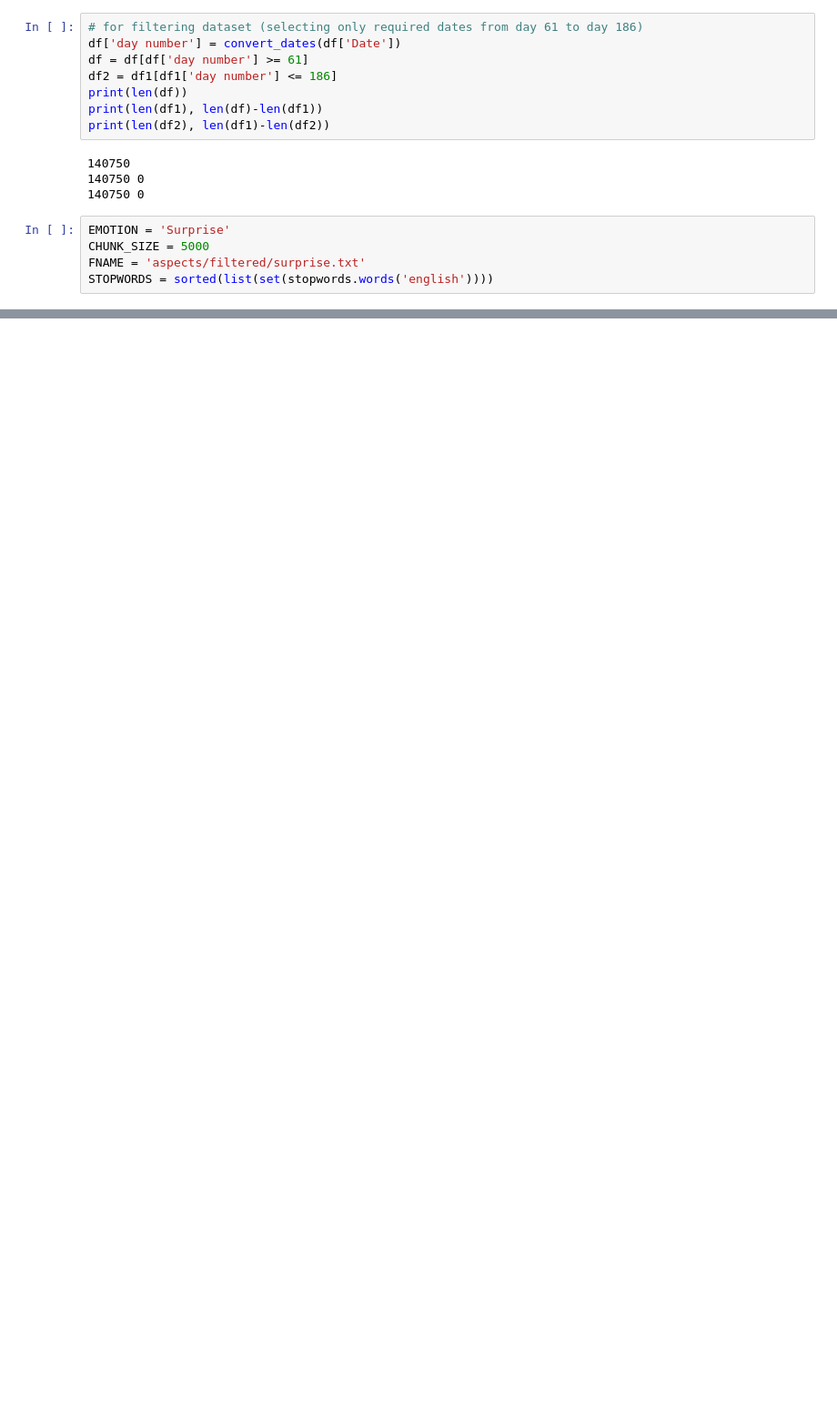
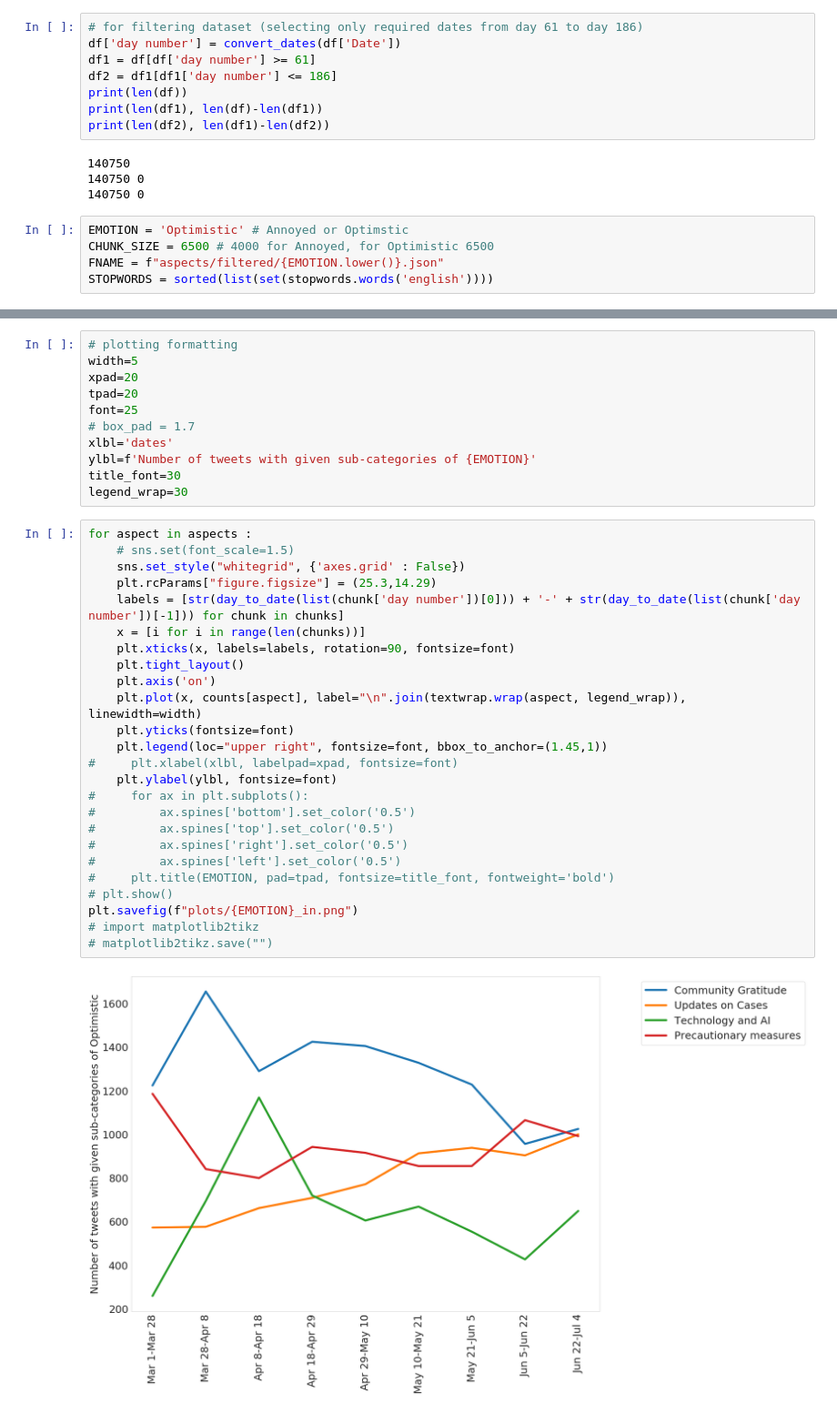
Before and after one commit to atharva-naik/VADEC, a Jupyter notebook: plot_graphs.ipynb, the cells around one changed output, grey strips where cells are left out. Shown: that part at 91% size. Drawn from its saved outputs; the diff is of its cells as text; blank space fills up the shorter version.

Commit message:
plots and plot points added

```diff
--- a/plot_graphs.ipynb
+++ b/plot_graphs.ipynb
@@ -96,7 +99,7 @@ def convert_dates(dates):
 # %%
 # for filtering dataset (selecting only required dates from day 61 to day 186)
 df['day number'] = convert_dates(df['Date'])
-df = df[df['day number'] >= 61]
+df1 = df[df['day number'] >= 61]
 df2 = df1[df1['day number'] <= 186]
 print(len(df))
 print(len(df1), len(df)-len(df1))
@@ -106,7 +109,7 @@ print(len(df2), len(df1)-len(df2))
 140750 0
 140750 0
 # %%
-EMOTION = 'Surprise'
-CHUNK_SIZE = 5000
-FNAME = 'aspects/filtered/surprise.txt'
+EMOTION = 'Optimistic' # Annoyed or Optimstic
+CHUNK_SIZE = 6500 # 4000 for Annoyed, for Optimistic 6500
+FNAME = f"aspects/filtered/{EMOTION.lower()}.json"
 STOPWORDS = sorted(list(set(stopwords.words('english'))))
@@ -191 +248,39 @@ for i, chunk in enumerate(chunks):
+# %%
+# plotting formatting
+width=5
+xpad=20
+tpad=20
+font=25
+# box_pad = 1.7
+xlbl='dates'
+ylbl=f'Number of tweets with given sub-categories of {EMOTION}'
+title_font=30
+legend_wrap=30
+# %%
+for aspect in aspects :
+    # sns.set(font_scale=1.5)
+    sns.set_style("whitegrid", {'axes.grid' : False})
+    plt.rcParams["figure.figsize"] = (25.3,14.29)
+    labels = [str(day_to_date(list(chunk['day number'])[0])) + '-' + str(day_to_date(list(chunk['day number'])[-1])) for chunk in chunks]
+    x = [i for i in range(len(chunks))]
+    plt.xticks(x, labels=labels, rotation=90, fontsize=font)
+    plt.tight_layout()
+    plt.axis('on')
+    plt.plot(x, counts[aspect], label="\n".join(textwrap.wrap(aspect, legend_wrap)), linewidth=width)
+    plt.yticks(fontsize=font)
+    plt.legend(loc="upper right", fontsize=font, bbox_to_anchor=(1.45,1))
+#     plt.xlabel(xlbl, labelpad=xpad, fontsize=font)
+    plt.ylabel(ylbl, fontsize=font)
+#     for ax in plt.subplots():
+#         ax.spines['bottom'].set_color('0.5')
+#         ax.spines['top'].set_color('0.5')
+#         ax.spines['right'].set_color('0.5')
+#         ax.spines['left'].set_color('0.5')
+#     plt.title(EMOTION, pad=tpad, fontsize=title_font, fontweight='bold')
+# plt.show()
+plt.savefig(f"plots/{EMOTION}_in.png")
+# import matplotlib2tikz
+# matplotlib2tikz.save("")
+# %% [output]
+[figure, added]
 # %%
```
Also changed, not shown: parts of 17 cells of this notebook, 7 other files.
